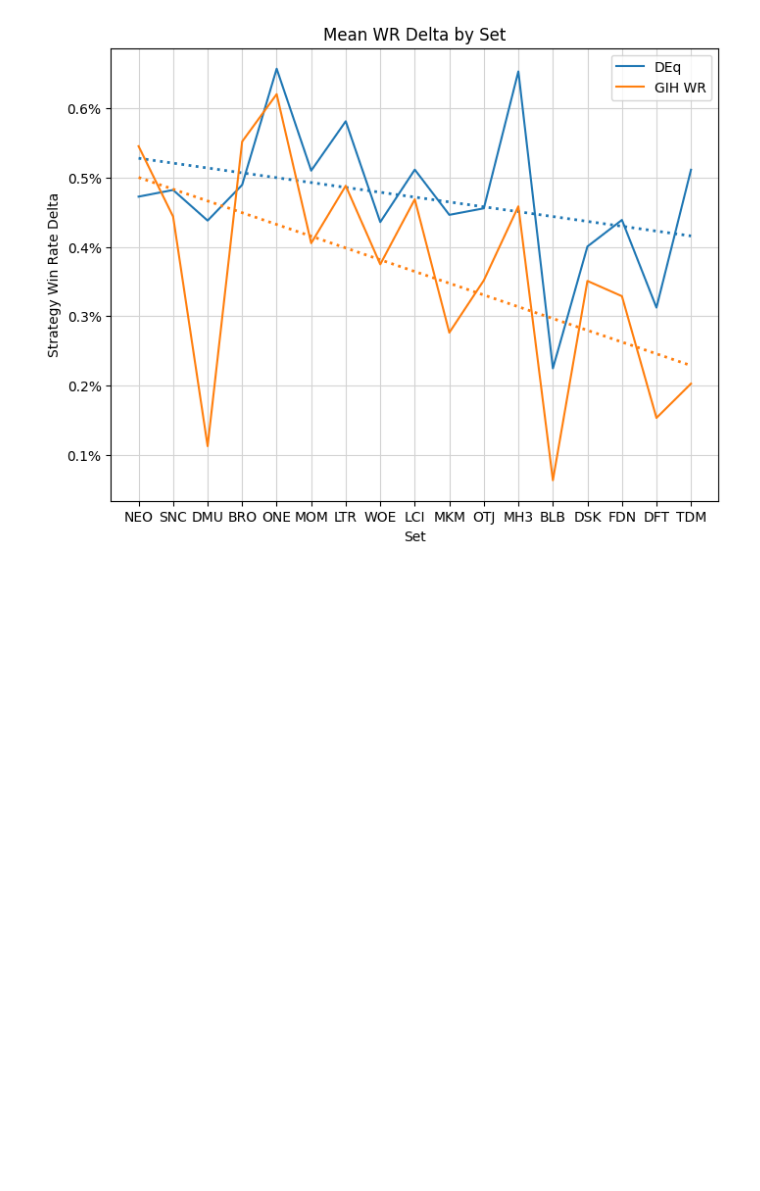
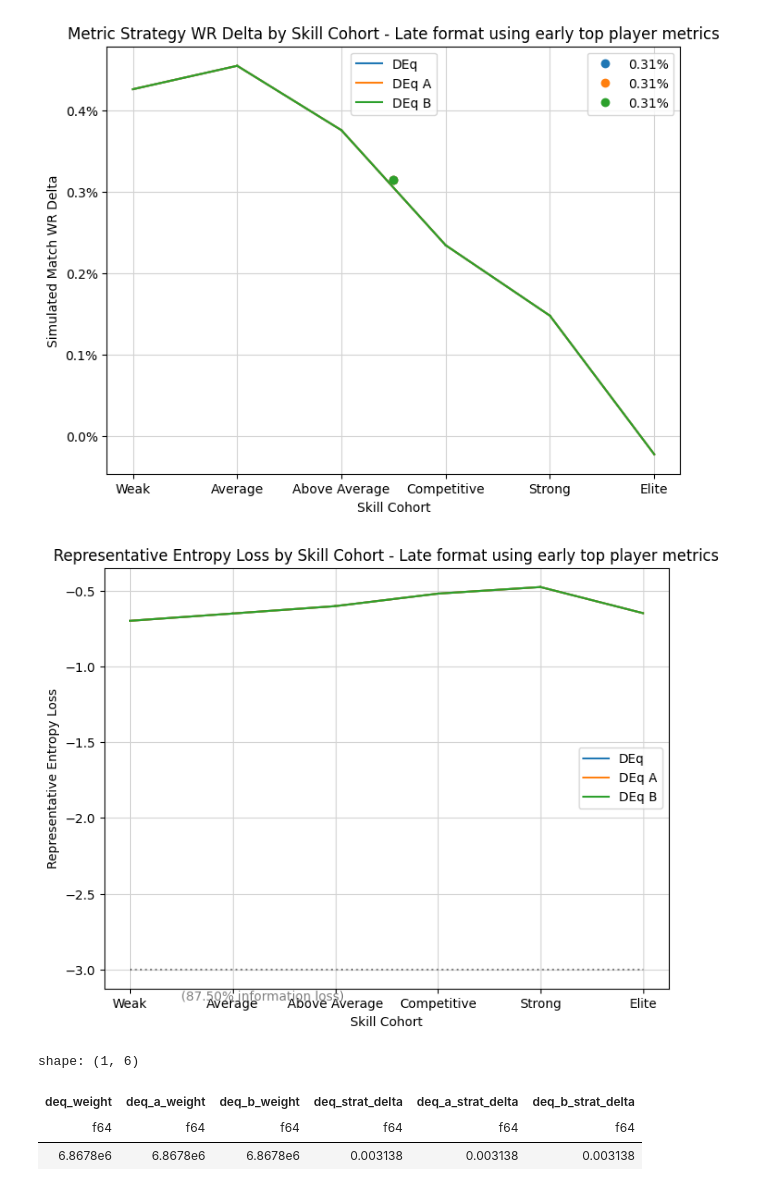
Before and after one commit to oelarnes/deq, a Jupyter notebook: nb/deq-backtest.ipynb, the cells around one changed output. Saved outputs shown, nothing was run; the diff lists cells and outputs as text; code cells hidden in the pictures; blank space fills up the shorter version.

```diff
--- a/nb/deq-backtest.ipynb
+++ b/nb/deq-backtest.ipynb
@@ -1,26 +1,31 @@
 # %%
 from deq.p1_strategy import all_metrics_analysis
-from deq.plot import p1_delta_bar
+from deq.plot import p1_delta_bar, p1_line_plot
 from deq.deq import ext, deq_col_specs
 
 ext = {
     **ext,
     **deq_col_specs(
-        suffix='_a',
-        pick_equity_mid=0.0255
+        pick_equity_mid=0.03,
+        bias_adj_coef=0.5
     ),
     **deq_col_specs(
-        suffix='_b',
-        pick_equity_mid=0.0265
+        pick_equity_mid=0.03,
+        bias_adj_coef=0.5,
+        deq_loss_factor=0.3,
+        suffix="_a"
     ),
     **deq_col_specs(
-        suffix='_c',
-        pick_equity_mid=0.0285
+        pick_equity_mid=0.03,
+        bias_adj_coef=0.5,
+        deq_loss_factor=0,
+        suffix="_b"
     ),
 }
 
+metrics = ["deq", "deq_a", "deq_b"]
 
-metrics = ["deq", "deq_a", "deq_b", "deq_c"]
-
-result = all_metrics_analysis(metrics=metrics, results_filter={'lhs': 'format_day', 'op': '>', 'rhs': 2})
-p1_delta_bar(result, metrics=metrics)
+# result = all_metrics_analysis(metrics=metrics, results_filter={'lhs': 'format_day', 'op': '>', 'rhs': 2}, extra_ext=ext)
+# p1_delta_bar(result, metrics=metrics)
+# p1_line_plot(result, metrics=metrics)
+# p1_line_plot(result, mode="entropy_loss", metrics=metrics)
@@ -46,18 +49,17 @@ p1_line_plot(res_d1, mode="entropy_loss", metrics=metrics, title_extra=tag_d1)
 # %%
 early_top = {"$and": [{"player_cohort": "Top"}, early_format]}
 late_format = {"$not": early_format}
 tag_mid = "Late format using early top player metrics"
 res_mid = all_metrics_analysis(
-    metric_filter=early_top, results_filter=late_format, deq_days=12
+    metric_filter=early_top, results_filter=late_format, deq_days=12, metrics=metrics, extra_ext=ext
 )
 p1_line_plot(res_mid, mode="wr_delta", metrics=metrics, title_extra=tag_mid)
-
 p1_line_plot(res_mid, mode="entropy_loss", metrics=metrics, title_extra=tag_mid)
+res_mid.agg_df
+# %% [output]
+[figure, added]
+[figure, added]
+shape: (1, 6)
+| deq_weight | deq_a_weight | deq_b_weight | deq_strat_delta | deq_a_strat_delta | deq_b_strat_delta |
+| f64 | f64 | f64 | f64 | f64 | f64 |
+| 6.8678e6 | 6.8678e6 | 6.8678e6 | 0.003138 | 0.003138 | 0.003138 |
-# %%
-from deq.p1_strategy import set_by_set_results
-from deq.plot import set_by_set_plot
-
-set_by_set = set_by_set_results()
-set_by_set_plot(set_by_set)
-# %% [output]
-[figure, removed]
```
Also changed, not shown: parts of 7 cells of this notebook, 5 other files.
